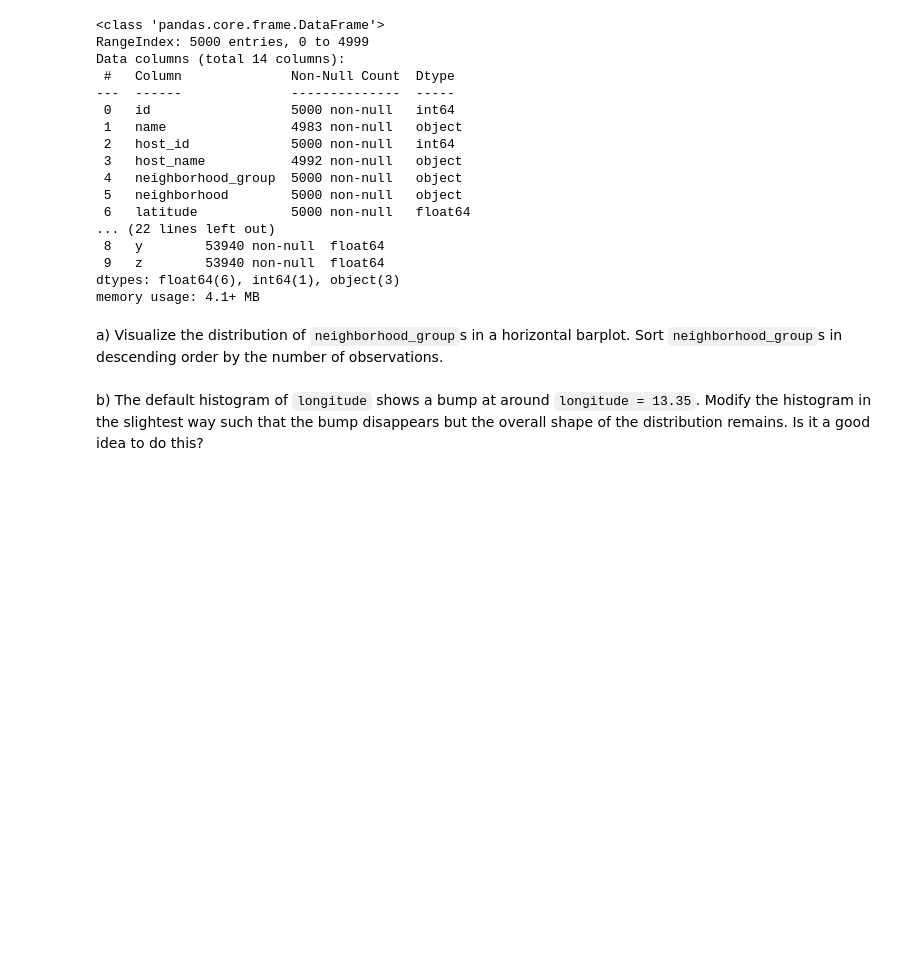
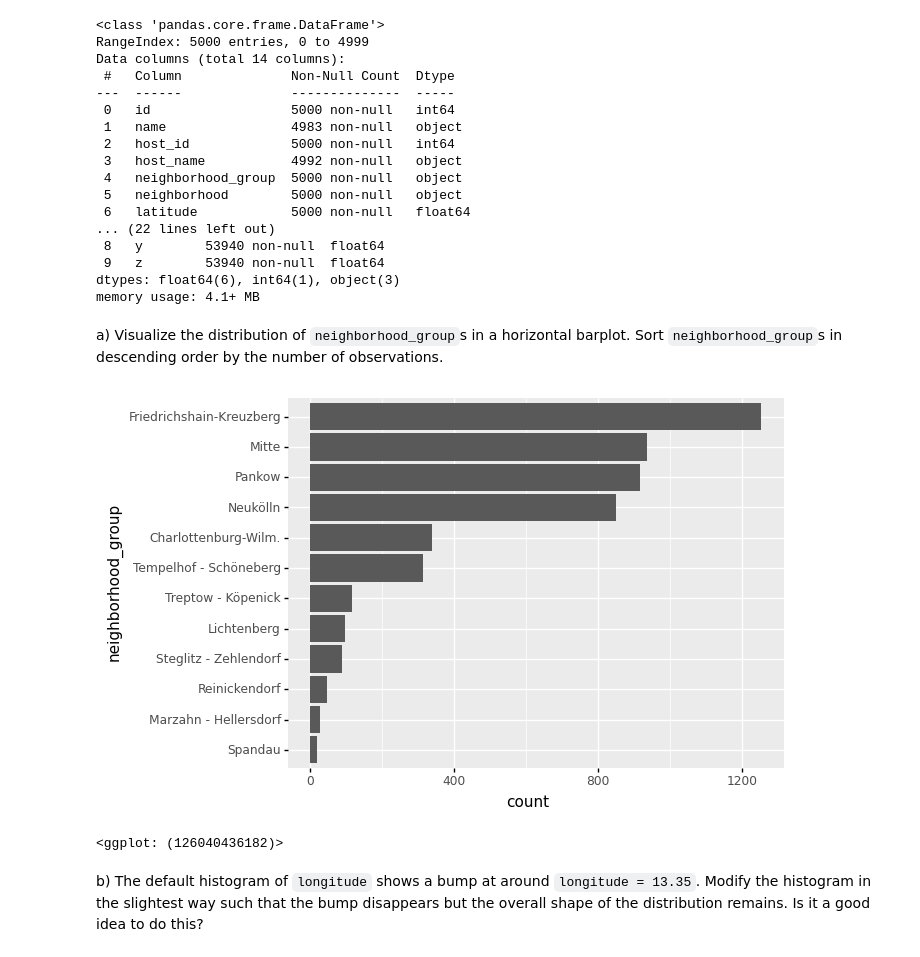
Before and after one commit to Gogonemnem/tu-delft-assignments, a Jupyter notebook: assignment3/eda.exercises_b.ipynb, the cells around one changed output. Drawn from its saved outputs; the diff is of its cells as text; code cells hidden in the pictures; blank space fills up the shorter version.

```diff
--- a/assignment3/eda.exercises_b.ipynb
+++ b/assignment3/eda.exercises_b.ipynb
@@ -44,5 +44,15 @@ dtypes: float64(6), int64(1), object(3)
 memory usage: 4.1+ MB
 # %% [markdown]
 a) Visualize the distribution of `neighborhood_group`s in a horizontal barplot. Sort `neighborhood_group`s in descending order by the number of observations.
+# %%
+ggplot(listings, aes('neighborhood_group')) + \
+    geom_bar() + \
+    scale_x_discrete(limits = listings.groupby('neighborhood_group') \
+                     .aggregate(n = ('neighborhood_group', 'count')) \
+                     .sort_values('n').index.tolist() ) + \
+    coord_flip()
+# %% [output]
+[figure, added]
+<ggplot: (126040436182)>
 # %% [markdown]
 b) The default histogram of `longitude` shows a bump at around `longitude = 13.35`. Modify the histogram in the slightest way such that the bump disappears but the overall shape of the distribution remains. Is it a good idea to do this?
```
Also changed, not shown: parts of 11 cells of this notebook.
